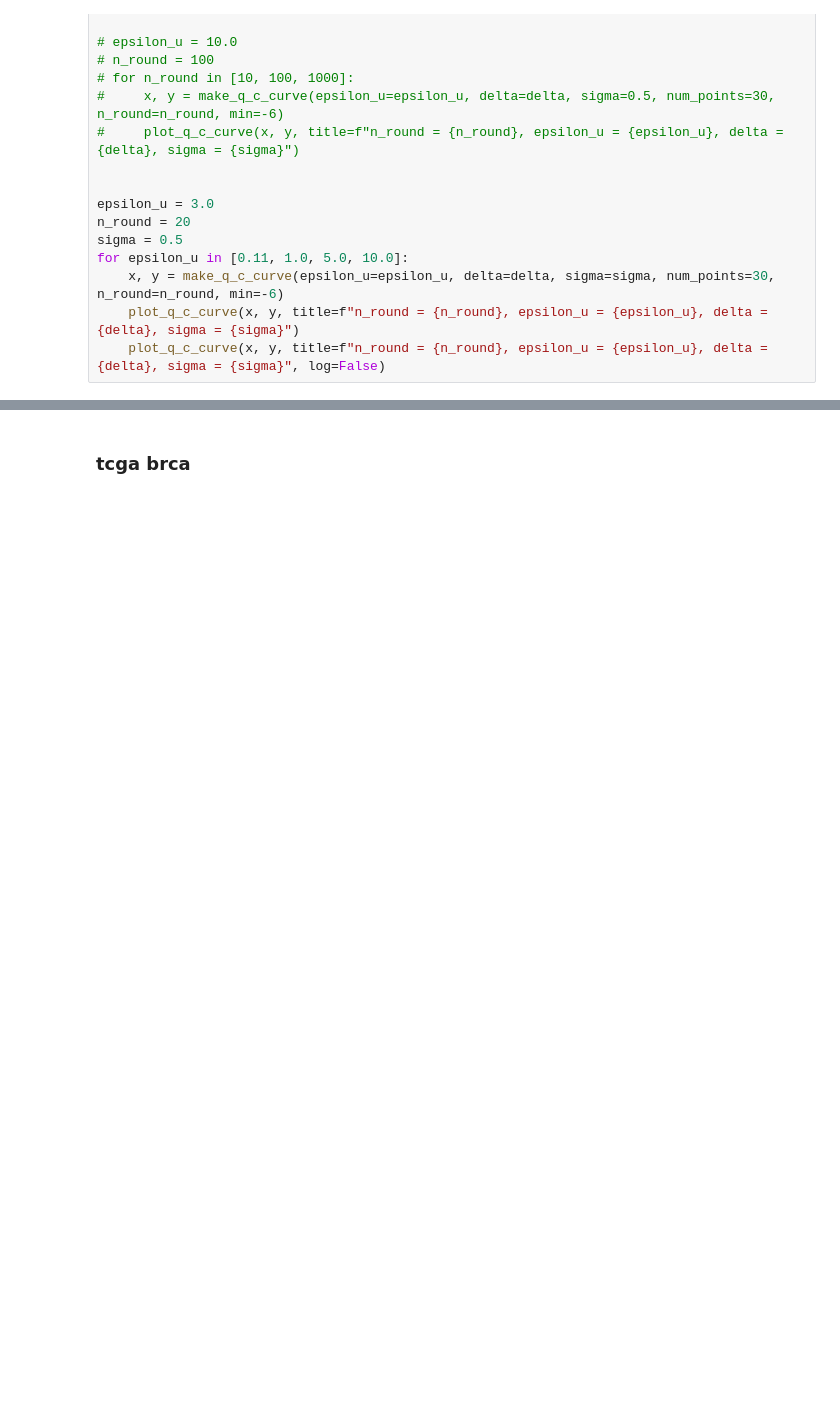
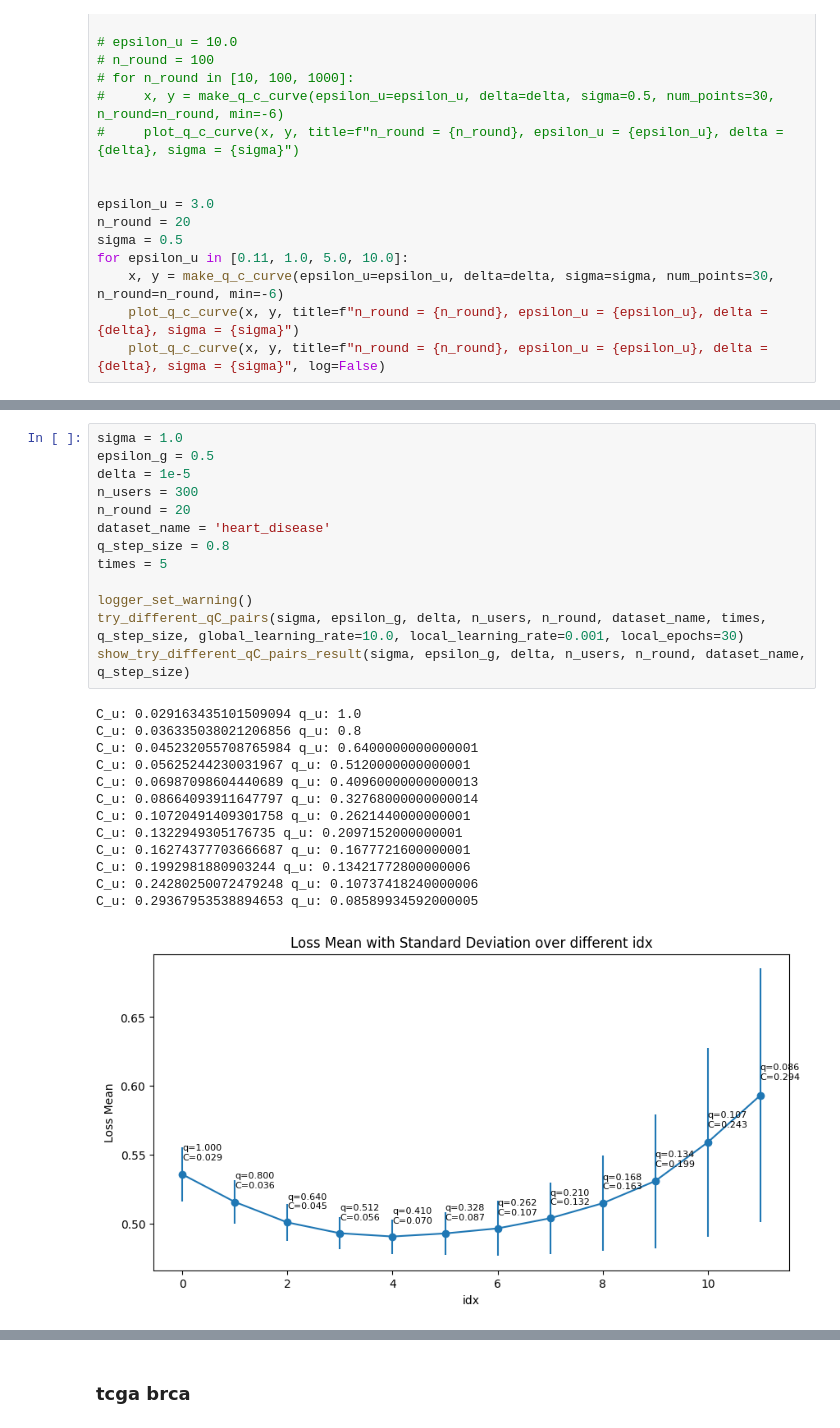
Before and after one commit to FumiyukiKato/uldp-fl, a Jupyter notebook: exp/personalized.ipynb, the cells around one changed output, grey strips where cells are left out. Cells and saved outputs as stored; diff of their text form; blank space fills up the shorter version.

```diff
--- a/exp/personalized.ipynb
+++ b/exp/personalized.ipynb
@@ -400,0 +468,27 @@ for idx in list(range(29, 0, -1))[:12]:
+# %%
+sigma = 1.0
+epsilon_g = 0.5
+delta = 1e-5
+n_users = 300
+n_round = 20
+dataset_name = 'heart_disease'
+q_step_size = 0.8
+times = 5
+
+logger_set_warning()
+try_different_qC_pairs(sigma, epsilon_g, delta, n_users, n_round, dataset_name, times, q_step_size, global_learning_rate=10.0, local_learning_rate=0.001, local_epochs=30)
+show_try_different_qC_pairs_result(sigma, epsilon_g, delta, n_users, n_round, dataset_name, q_step_size)
+# %% [output]
+C_u: 0.029163435101509094 q_u: 1.0
+C_u: 0.036335038021206856 q_u: 0.8
+C_u: 0.045232055708765984 q_u: 0.6400000000000001
+C_u: 0.05625244230031967 q_u: 0.5120000000000001
+C_u: 0.06987098604440689 q_u: 0.40960000000000013
+C_u: 0.08664093911647797 q_u: 0.32768000000000014
+C_u: 0.10720491409301758 q_u: 0.2621440000000001
+C_u: 0.1322949305176735 q_u: 0.2097152000000001
+C_u: 0.16274377703666687 q_u: 0.1677721600000001
+C_u: 0.1992981880903244 q_u: 0.13421772800000006
+C_u: 0.24280250072479248 q_u: 0.10737418240000006
+C_u: 0.29367953538894653 q_u: 0.08589934592000005
+[figure, added]
```
Also changed, not shown: parts of 47 cells of this notebook, 4 other files.
